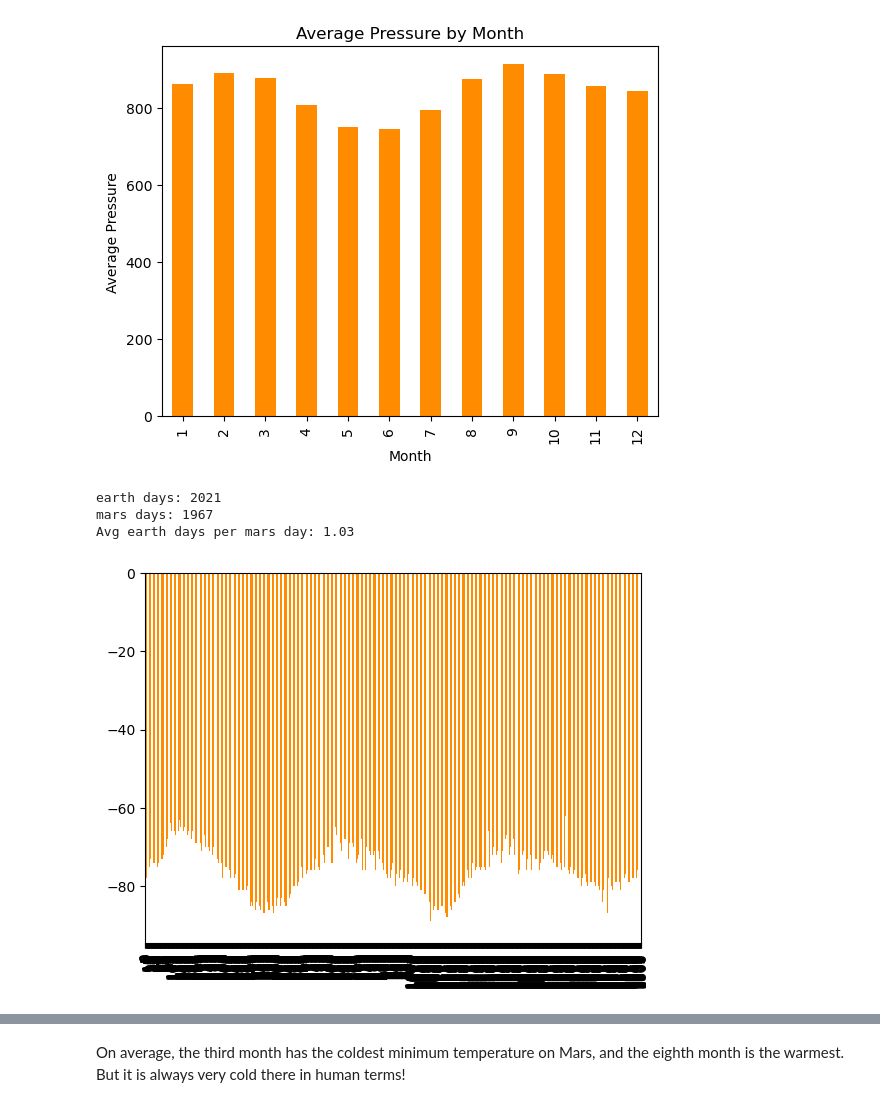
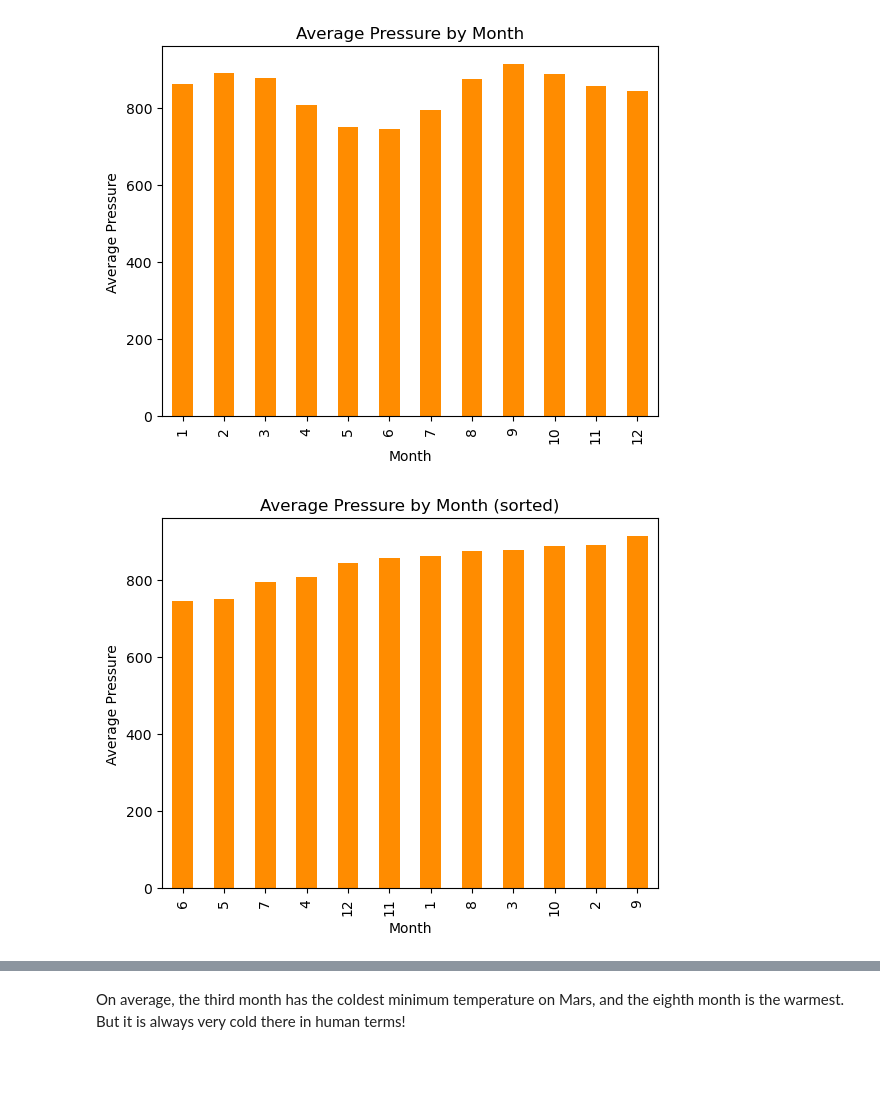
Before and after one commit to kayleepat/mars-challenge, a Jupyter notebook: part_2_mars_weather.ipynb, the cells around one changed output, grey strips where cells are left out. Cells and saved outputs as stored; diff of their text form; code cells hidden in the pictures; blank space fills up the shorter version.

```diff
--- a/part_2_mars_weather.ipynb
+++ b/part_2_mars_weather.ipynb
@@ -274,26 +286,17 @@ plt.title('Average Pressure by Month')
 plt.show()
 # %% [output]
 [figure]
-# %%
-# 5. How many terrestrial (earth) days are there in a Martian year?
-
-# find the number of earth days in the dataset
-earth_days = (df['terrestrial_date'].max() - df['terrestrial_date'].min()).days
-print(f'earth days: {earth_days}')
-
-# find the number of mars days
-mars_days = df['sol'].max() - df['sol'].min()
-print(f'mars days: {mars_days}')
-
-# calculate avg earth days per mars day
-earth_by_mars_days = earth_days / mars_days
-print(f'Avg earth days per mars day: {earth_by_mars_days:.2f}')
-
-# plot daily min temp on mars
-df['min_temp'].plot(kind='bar', color='darkorange')
-plt.show()
-# %% [output]
-earth days: 2021
-mars days: 1967
-Avg earth days per mars day: 1.03
-[figure, removed]
+# %%
+# Plot the average pressure by month sorted
+
+# plot data
+avg_pressure_by_month.sort_values().plot(kind='bar', color='darkorange')
+
+# format plot
+plt.xlabel('Month')
+plt.ylabel('Average Pressure')
+plt.title('Average Pressure by Month (sorted)')
+
+plt.show()
+# %% [output]
+[figure, added]
```
Also changed, not shown: parts of 3 cells of this notebook, 3 other files.
